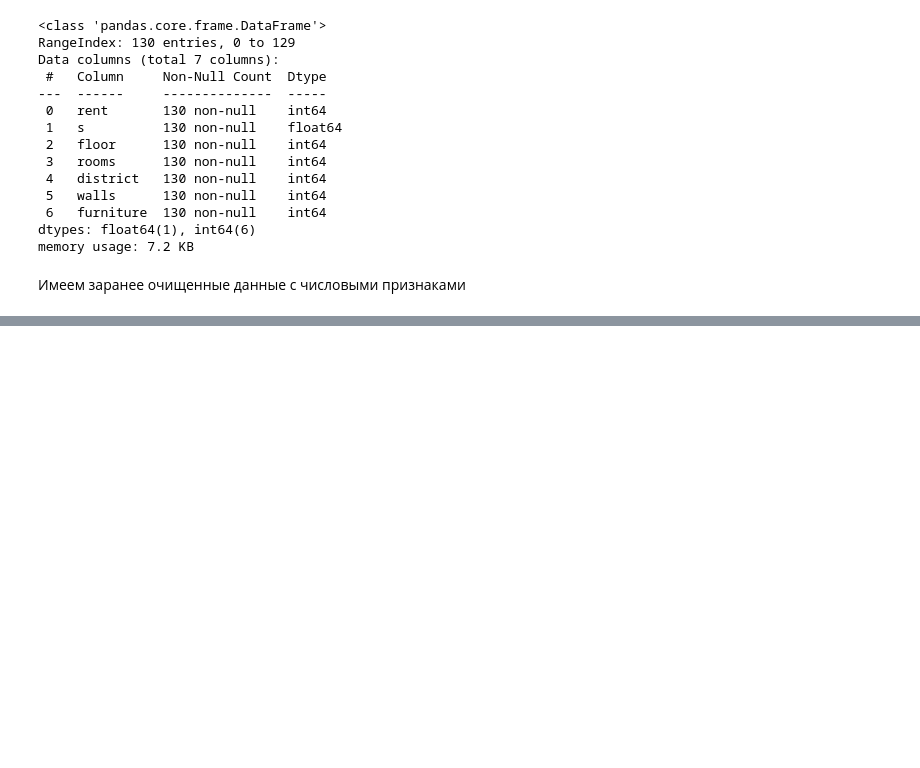
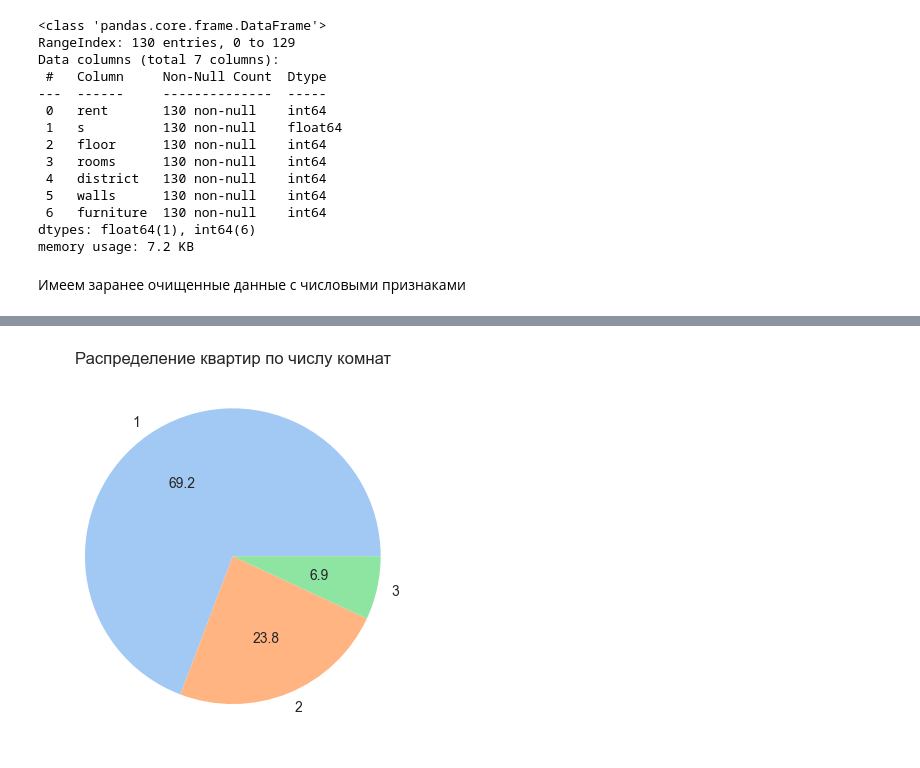
Before and after one commit to Torgovatel/Projects, a Jupyter notebook: DS/study-tsu-rent-ra/src/main.ipynb, the cells around one changed output, grey strips where cells are left out. Saved outputs shown, nothing was run; the diff lists cells and outputs as text; code cells hidden in the pictures; blank space fills up the shorter version.

```diff
--- a/DS/study-tsu-rent-ra/src/main.ipynb
+++ b/DS/study-tsu-rent-ra/src/main.ipynb
@@ -51,0 +77,8 @@ memory usage: 7.2 KB
+# %%
+rooms = df['rooms'].value_counts().sort_index()
+
+plt.pie(x=rooms.values, labels=rooms.index, autopct='%.1f', colors=sns.color_palette('pastel', len(rooms)))
+plt.title('Распределение квартир по числу комнат')
+plt.show()
+# %% [output]
+[figure, added]
```
Also changed, not shown: parts of 20 cells of this notebook.
